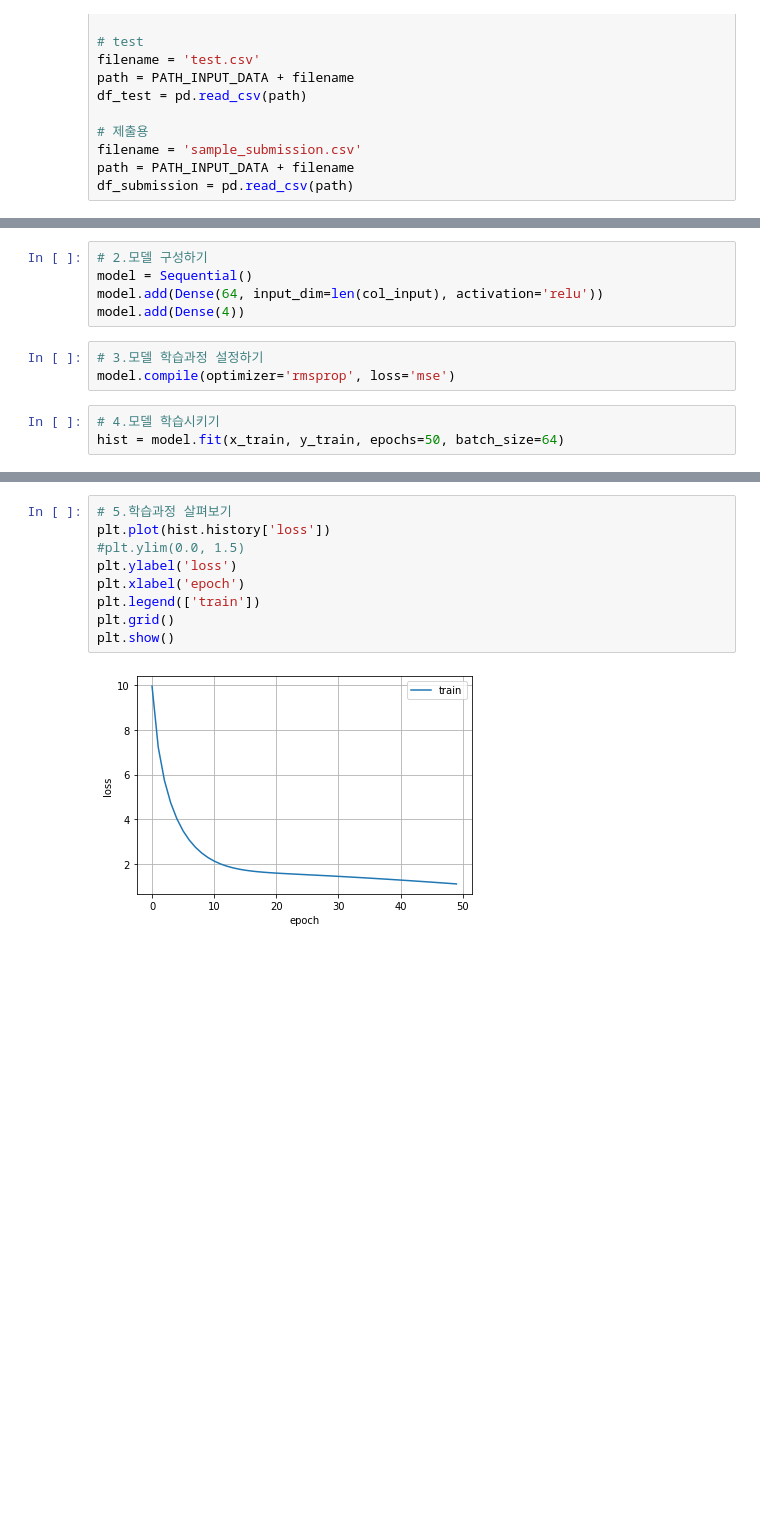
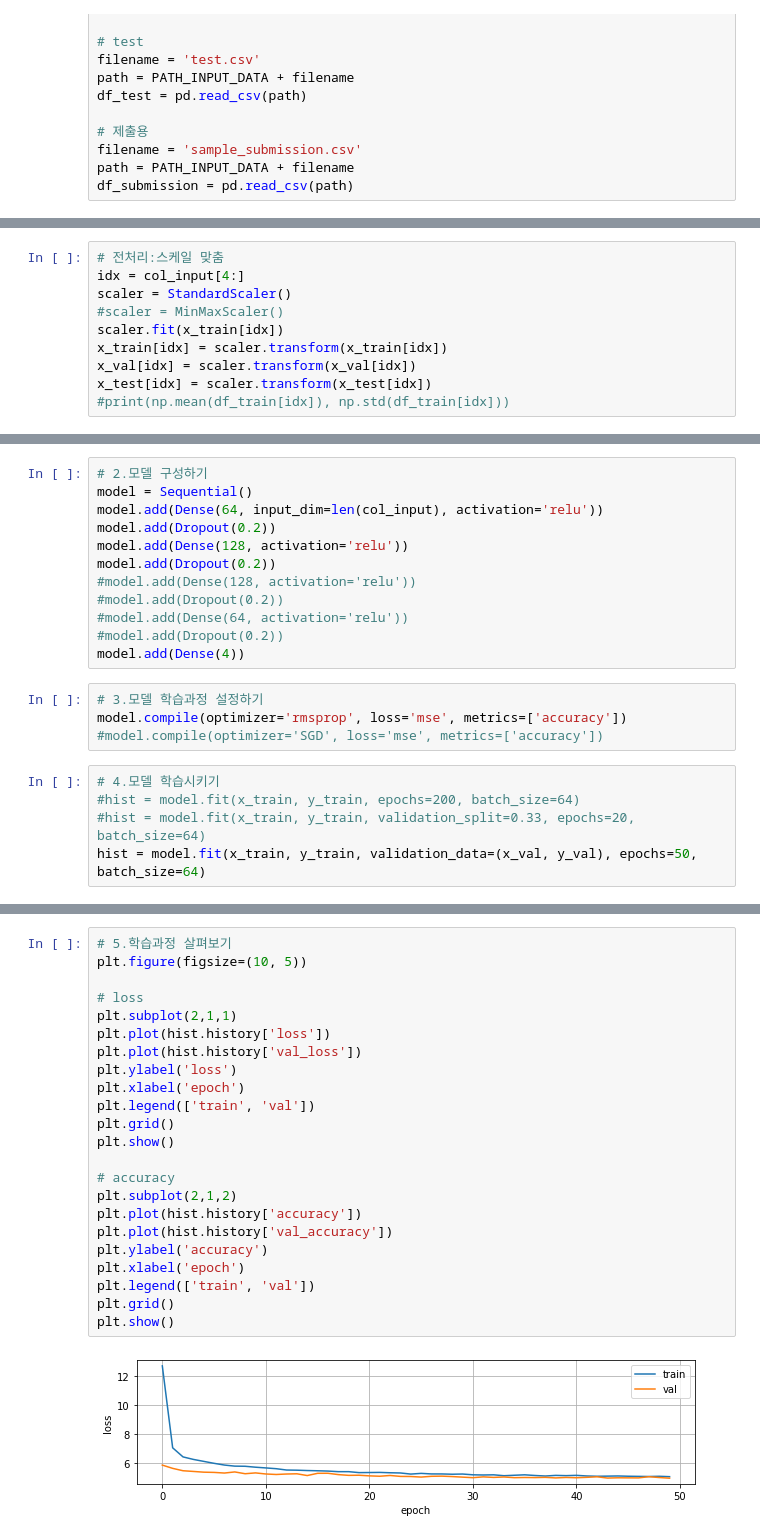
Before and after one commit to GeonhoPyo/LittleForest, a Jupyter notebook: JYH NN.ipynb, the cells around one changed output, grey strips where cells are left out. Cells and saved outputs as stored; diff of their text form; blank space fills up the shorter version.

```diff
--- a/JYH NN.ipynb
+++ b/JYH NN.ipynb
@@ -112,0 +199,10 @@ x_train, x_test, y_train, y_test = train_test_split(X, Y, test_size=0.33, random
+# %%
+# 전처리:스케일 맞춤
+idx = col_input[4:]
+scaler = StandardScaler()
+#scaler = MinMaxScaler()
+scaler.fit(x_train[idx])
+x_train[idx] = scaler.transform(x_train[idx])
+x_val[idx] = scaler.transform(x_val[idx])
+x_test[idx] = scaler.transform(x_test[idx])
+#print(np.mean(df_train[idx]), np.std(df_train[idx]))
@@ -114,11 +221,21 @@ x_train, x_test, y_train, y_test = train_test_split(X, Y, test_size=0.33, random
 # 2.모델 구성하기
 model = Sequential()
 model.add(Dense(64, input_dim=len(col_input), activation='relu'))
+model.add(Dropout(0.2))
+model.add(Dense(128, activation='relu'))
+model.add(Dropout(0.2))
+#model.add(Dense(128, activation='relu'))
+#model.add(Dropout(0.2))
+#model.add(Dense(64, activation='relu'))
+#model.add(Dropout(0.2))
 model.add(Dense(4))
 # %%
 # 3.모델 학습과정 설정하기
-model.compile(optimizer='rmsprop', loss='mse')
+model.compile(optimizer='rmsprop', loss='mse', metrics=['accuracy'])
+#model.compile(optimizer='SGD', loss='mse', metrics=['accuracy'])
 # %%
 # 4.모델 학습시키기
-hist = model.fit(x_train, y_train, epochs=50, batch_size=64)
+#hist = model.fit(x_train, y_train, epochs=200, batch_size=64)
+#hist = model.fit(x_train, y_train, validation_split=0.33, epochs=20, batch_size=64)
+hist = model.fit(x_train, y_train, validation_data=(x_val, y_val), epochs=50, batch_size=64)
 # %% [output]
@@ -142,11 +259,25 @@ Epoch 50/50
 # %%
 # 5.학습과정 살펴보기
+plt.figure(figsize=(10, 5))
+
+# loss
+plt.subplot(2,1,1)
 plt.plot(hist.history['loss'])
-#plt.ylim(0.0, 1.5)
+plt.plot(hist.history['val_loss'])
 plt.ylabel('loss')
 plt.xlabel('epoch')
-plt.legend(['train'])
+plt.legend(['train', 'val'])
 plt.grid()
 plt.show()
+
+# accuracy
+plt.subplot(2,1,2)
+plt.plot(hist.history['accuracy'])
+plt.plot(hist.history['val_accuracy'])
+plt.ylabel('accuracy')
+plt.xlabel('epoch')
+plt.legend(['train', 'val'])
+plt.grid()
+plt.show()
 # %% [output]
-[figure, old version]
+[figure, new version]
```
Also changed, not shown: parts of 20 cells of this notebook, 3 other files.
